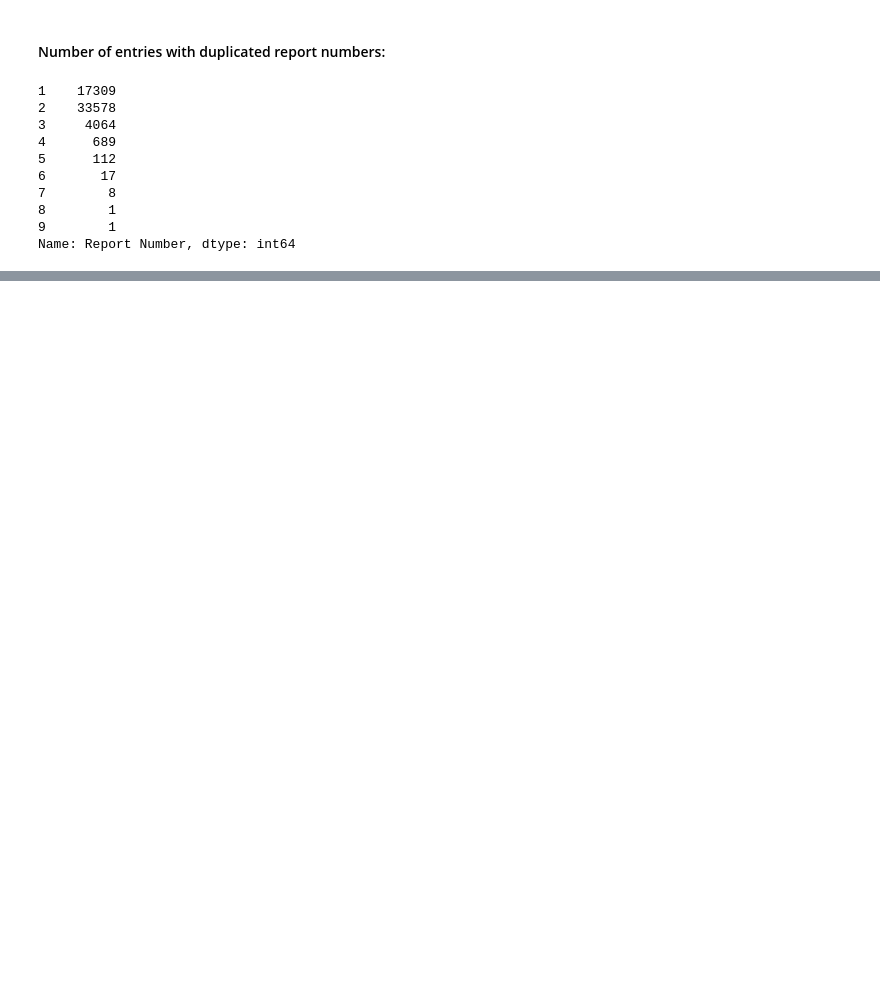
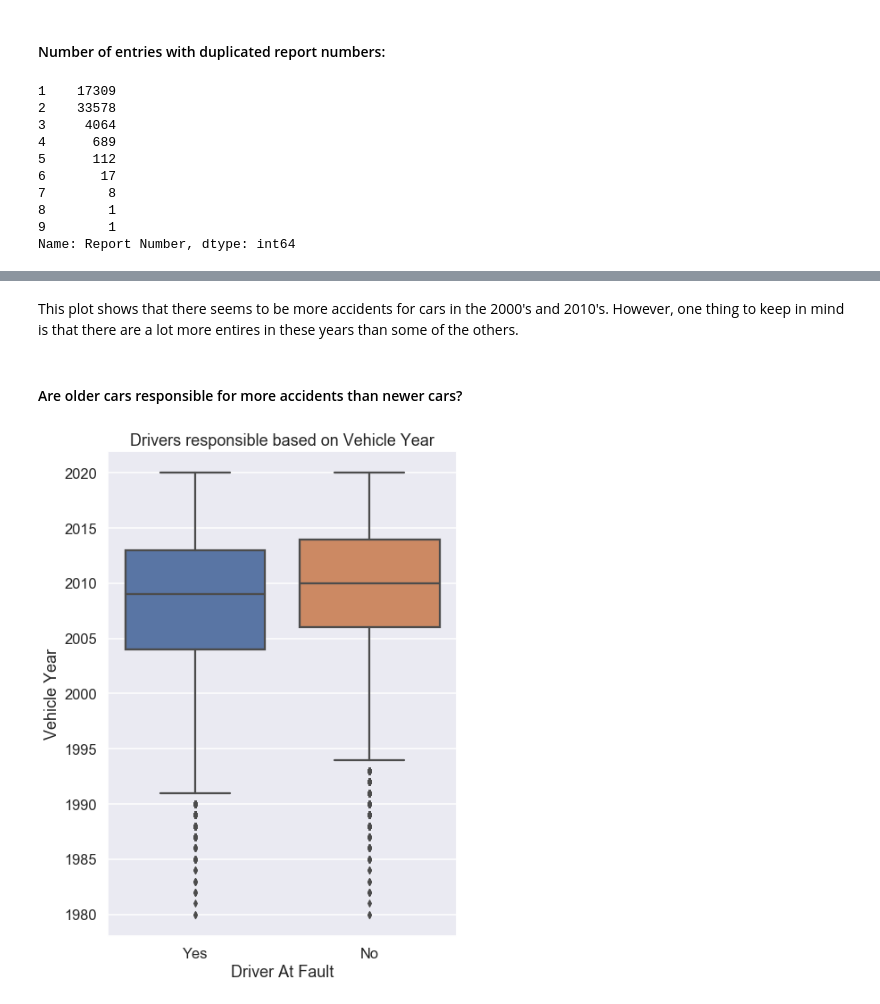
Before and after one commit to Certinax/cst383-data-science, a Jupyter notebook: Project1/Project1 - Crash Data Montgomery County, MD.ipynb, the cells around one changed output, grey strips where cells are left out. Saved outputs shown, nothing was run; the diff lists cells and outputs as text; code cells hidden in the pictures; blank space fills up the shorter version.

```diff
--- a/Project1/Project1 - Crash Data Montgomery County, MD.ipynb
+++ b/Project1/Project1 - Crash Data Montgomery County, MD.ipynb
@@ -197,0 +267,10 @@ With further investigation of the data, we can see that there are different *Veh
+# %% [markdown]
+This plot shows that there seems to be more accidents for cars in the 2000's and 2010's. However, one thing to keep in mind is that there are a lot more entires in these years than some of the others.
+# %% [markdown]
+#### Are older cars responsible for more accidents than newer cars?
+# %%
+plt.figure(figsize = (7,10))
+sns.boxplot(y="Vehicle Year", x="Driver At Fault", data=df);
+plt.title("Drivers responsible based on Vehicle Year");
+# %% [output]
+[figure, added]
```
Also changed, not shown: parts of 57 cells of this notebook, 12 other files.
